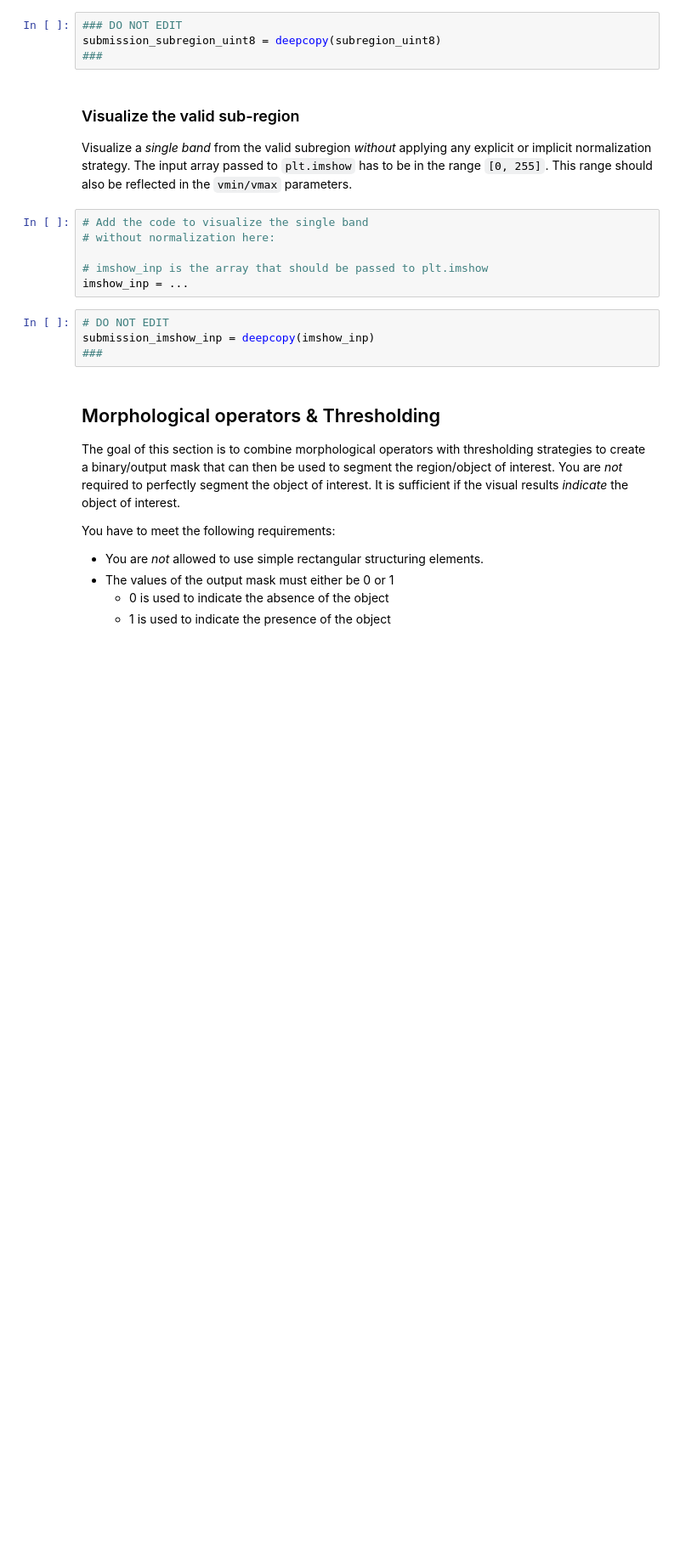
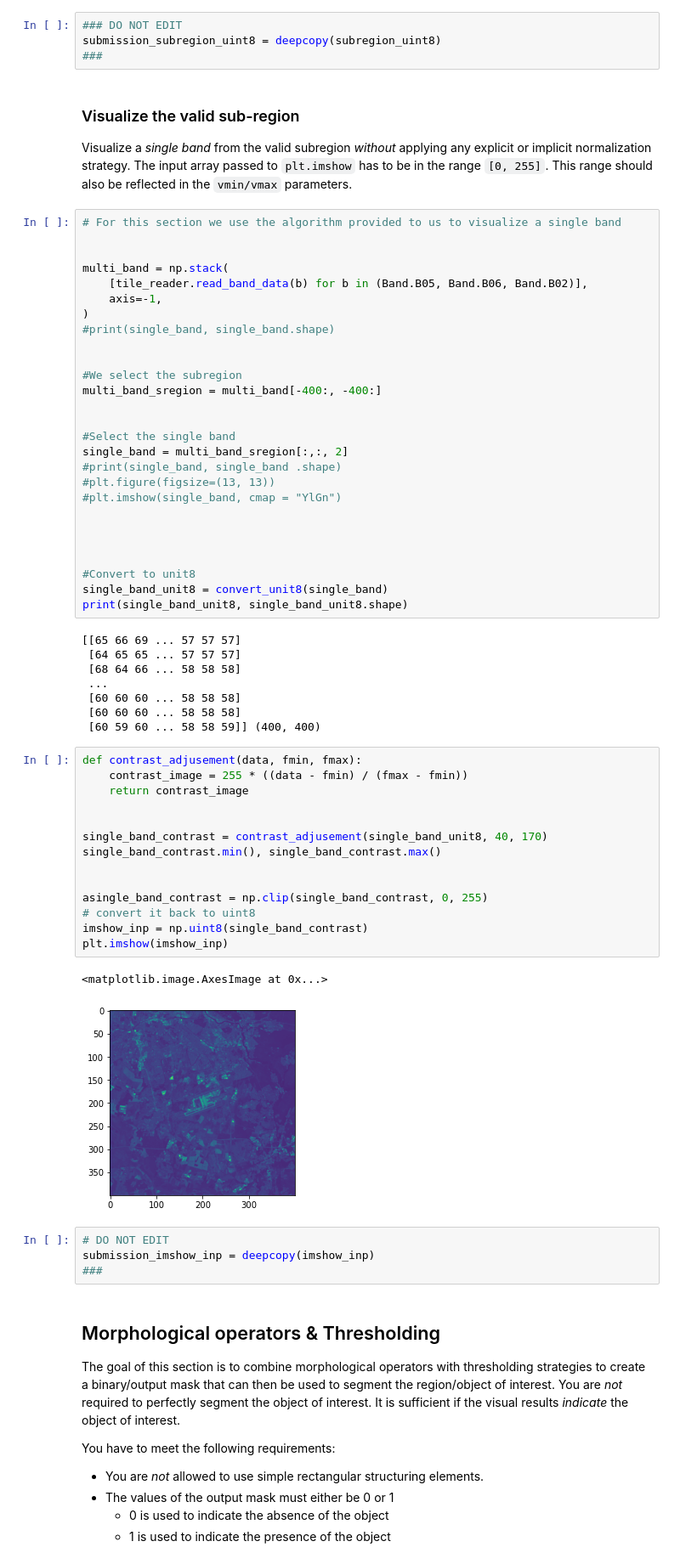
Before and after one commit to stahir01/Image-Processing-for-Remote-Sensing, a Jupyter notebook: HW01.ipynb, the cells around one changed output. Shown at 85% size. Drawn from its saved outputs; the diff is of its cells as text; blank space fills up the shorter version.

Commit message:
Visualize the valid subregion

```diff
--- a/HW01.ipynb
+++ b/HW01.ipynb
@@ -331,12 +335,58 @@ submission_subregion_uint8 = deepcopy(subregion_uint8)
 
 Visualize a _single band_ from the valid subregion _without_ applying any explicit or implicit normalization strategy.
 The input array passed to `plt.imshow` has to be in the range `[0, 255]`. This range should also be reflected in the `vmin/vmax` parameters.
-# %%
-# Add the code to visualize the single band
-# without normalization here:
-
-# imshow_inp is the array that should be passed to plt.imshow
-imshow_inp = ...
+# %%
+# For this section we use the algorithm provided to us to visualize a single band
+
+
+multi_band = np.stack(
+    [tile_reader.read_band_data(b) for b in (Band.B05, Band.B06, Band.B02)],
+    axis=-1,
+)
+#print(single_band, single_band.shape)
+
+
+#We select the subregion
+multi_band_sregion = multi_band[-400:, -400:]
+
+
+#Select the single band
+single_band = multi_band_sregion[:,:, 2]
+#print(single_band, single_band .shape)
+#plt.figure(figsize=(13, 13))
+#plt.imshow(single_band, cmap = "YlGn")
+
+
+
+
+#Convert to unit8
+single_band_unit8 = convert_unit8(single_band)
+print(single_band_unit8, single_band_unit8.shape)
+# %% [output]
+[[65 66 69 ... 57 57 57]
+ [64 65 65 ... 57 57 57]
+ [68 64 66 ... 58 58 58]
+ ...
+ [60 60 60 ... 58 58 58]
+ [60 60 60 ... 58 58 58]
+ [60 59 60 ... 58 58 59]] (400, 400)
+# %%
+def contrast_adjusement(data, fmin, fmax):
+    contrast_image = 255 * ((data - fmin) / (fmax - fmin))
+    return contrast_image
+
+
+single_band_contrast = contrast_adjusement(single_band_unit8, 40, 170)
+single_band_contrast.min(), single_band_contrast.max()
+
+
+asingle_band_contrast = np.clip(single_band_contrast, 0, 255)
+# convert it back to uint8
+imshow_inp = np.uint8(single_band_contrast)
+plt.imshow(imshow_inp)
+# %% [output]
+<matplotlib.image.AxesImage at 0x...>
+[figure, added]
 # %%
 # DO NOT EDIT
 submission_imshow_inp = deepcopy(imshow_inp)
```
Also changed, not shown: parts of 1 cell of this notebook.
